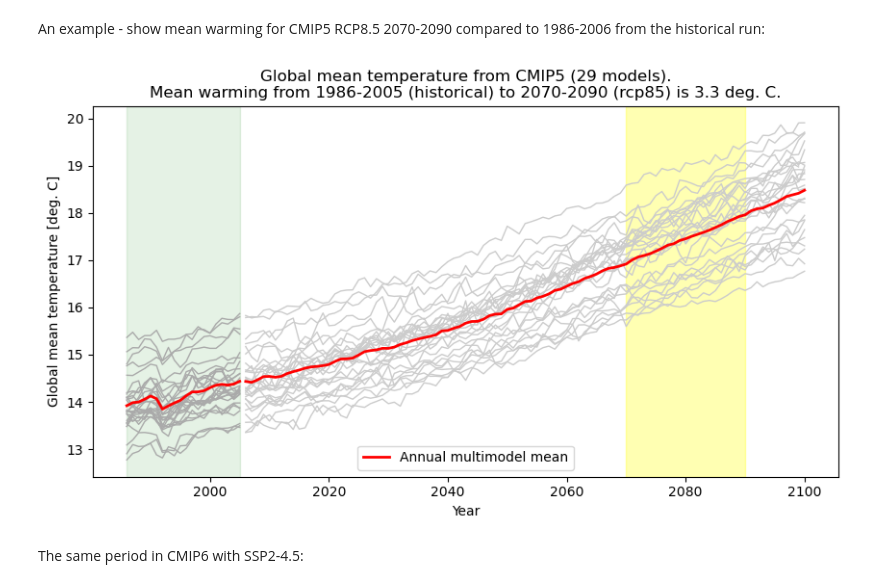
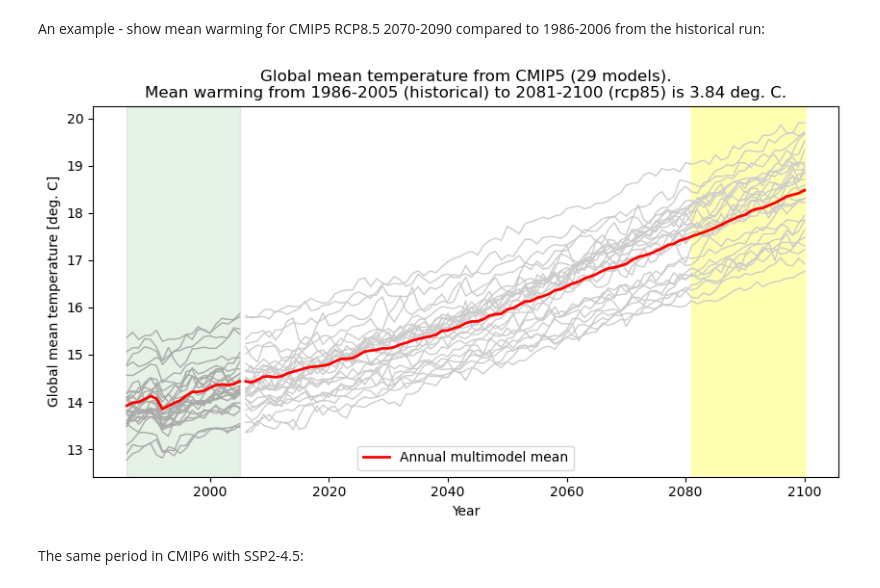
Before and after one commit to traupach/warming_levels, a Jupyter notebook: warming_levels.ipynb, the cells around one changed output. Saved outputs shown, nothing was run; the diff lists cells and outputs as text; code cells hidden in the pictures.

```diff
--- a/warming_levels.ipynb
+++ b/warming_levels.ipynb
@@ -30,9 +30,9 @@ import modules.warming_levels as wl
 An example - show mean warming for CMIP5 RCP8.5 2070-2090 compared to 1986-2006 from the historical run:
 # %%
 _ = wl.warming_amount(project='CMIP5', baseline_experiment='historical', baseline_range=[1986, 2005],
-                      future_experiment='rcp85', future_range=[2070, 2090])
+                      future_experiment='rcp85', future_range=[2081, 2100])
 # %% [output]
-[figure, old version]
+[figure, new version]
 # %% [markdown]
 The same period in CMIP6 with SSP2-4.5:
 # %%
```
Also changed, not shown: parts of 6 cells of this notebook, 1 other file.
